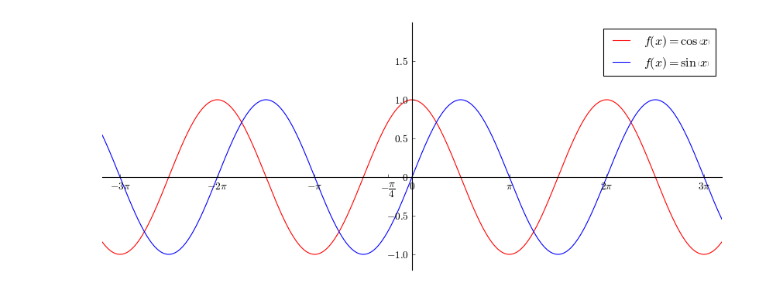
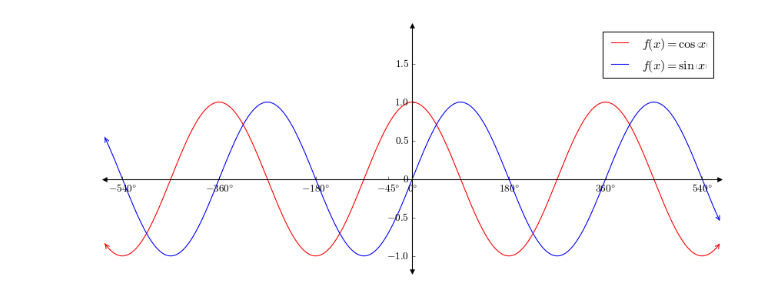
Before and after one commit to charl-potgieter/AustralianSchoolMaths, a Jupyter notebook: WebsiteCreator/caller.ipynb, the cells around one changed output. Cells and saved outputs as stored; diff of their text form; code cells hidden in the pictures.

Commit message:
graphs wip 11 added optional arrow at end of curve

```diff
--- a/WebsiteCreator/caller.ipynb
+++ b/WebsiteCreator/caller.ipynb
@@ -16,32 +16,36 @@ cos_data.domain.min = -10
 cos_data.domain.max = 10
 cos_data.expression = sp.cos(x)
 cos_data.style.colour = 'red'
+cos_data.style.has_left_arrow  = True
+cos_data.style.has_right_arrow  = True
 my_graph.axes.add_plot_data(cos_data)
 
 sin_data=  DataSeries()
 sin_data.domain.min = -10
 sin_data.domain.max = 10
 sin_data.expression = sp.sin(x)
 sin_data.style.colour = 'blue'
+sin_data.style.has_left_arrow  = True
+sin_data.style.has_right_arrow  = True
 my_graph.axes.add_plot_data(sin_data)
 
 my_graph._dimensions.height = 4
 my_graph._dimensions.width = 10
-# my_graph.axes.display_x_ticks_in_degrees = True
+my_graph.axes.display_x_ticks_in_degrees = True
 
 my_graph.axes.x_axis_tick_symbolic_interval = sp.pi
 my_graph.axes.x_ticks_symbolic = [-sp.pi/4, sp.pi]
 my_graph.axes.y_axis_tick_interval = 0.5
 
 my_graph.axes.display_buffer.top = 0.5
 my_graph.axes.display_buffer.right = 0
 my_graph.axes.display_buffer.left = 0
 my_graph.axes.legend_location = 'upper right'
 my_graph.render()
 
 
 
 fname = docs_dir + os.path.sep + 'testfile.jpg'
 # my_graph.save(fname)
 # %% [output]
-[figure, old version]
+[figure, new version]
```
Also changed, not shown: parts of 5 cells of this notebook, 1 other file.
